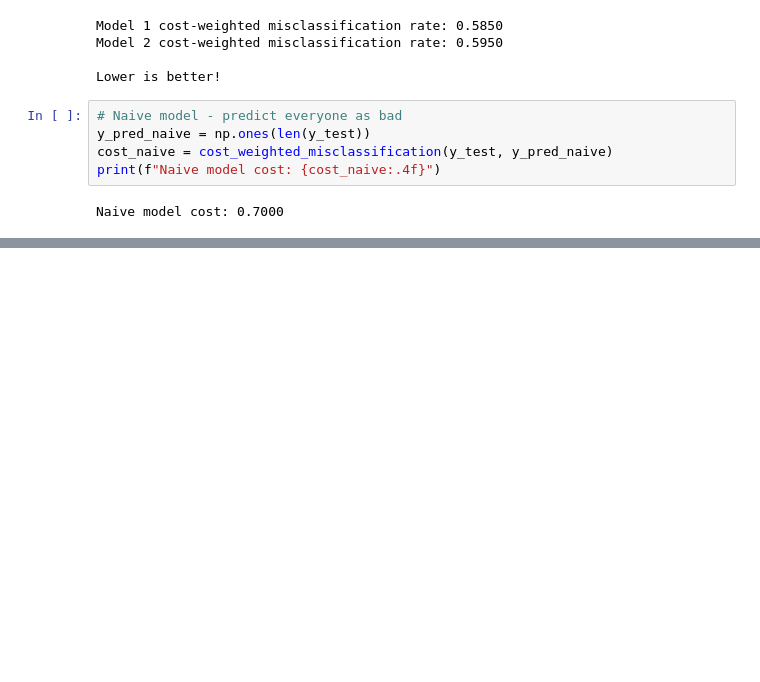
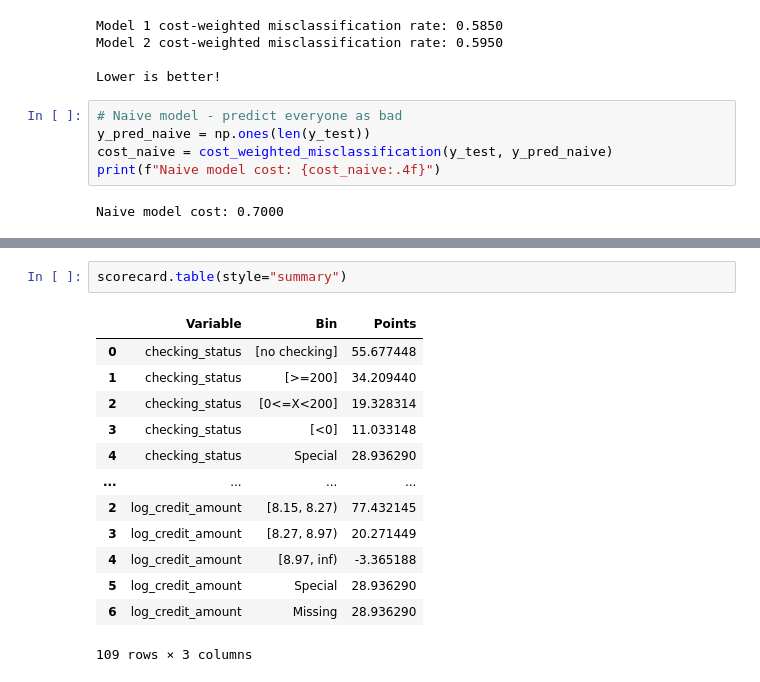
Before and after one commit to joelaanhane/credit-risk-pd, a Jupyter notebook: 03_modeling.ipynb, the cells around one changed output, grey strips where cells are left out. Saved outputs shown, nothing was run; the diff lists cells and outputs as text; blank space fills up the shorter version.

```diff
--- a/03_modeling.ipynb
+++ b/03_modeling.ipynb
@@ -124,0 +162,16 @@ Naive model cost: 0.7000
+# %%
+scorecard.table(style="summary")
+# %% [output]
+|  | Variable | Bin | Points |
+| 0 | checking_status | [no checking] | 55.677448 |
+| 1 | checking_status | [>=200] | 34.209440 |
+| 2 | checking_status | [0<=X<200] | 19.328314 |
+| 3 | checking_status | [<0] | 11.033148 |
+| 4 | checking_status | Special | 28.936290 |
+| ... | ... | ... | ... |
+| 2 | log_credit_amount | [8.15, 8.27) | 77.432145 |
+| 3 | log_credit_amount | [8.27, 8.97) | 20.271449 |
+| 4 | log_credit_amount | [8.97, inf) | -3.365188 |
+| 5 | log_credit_amount | Special | 28.936290 |
+| 6 | log_credit_amount | Missing | 28.936290 |
+109 rows × 3 columns
```
Also changed, not shown: parts of 4 cells of this notebook.
